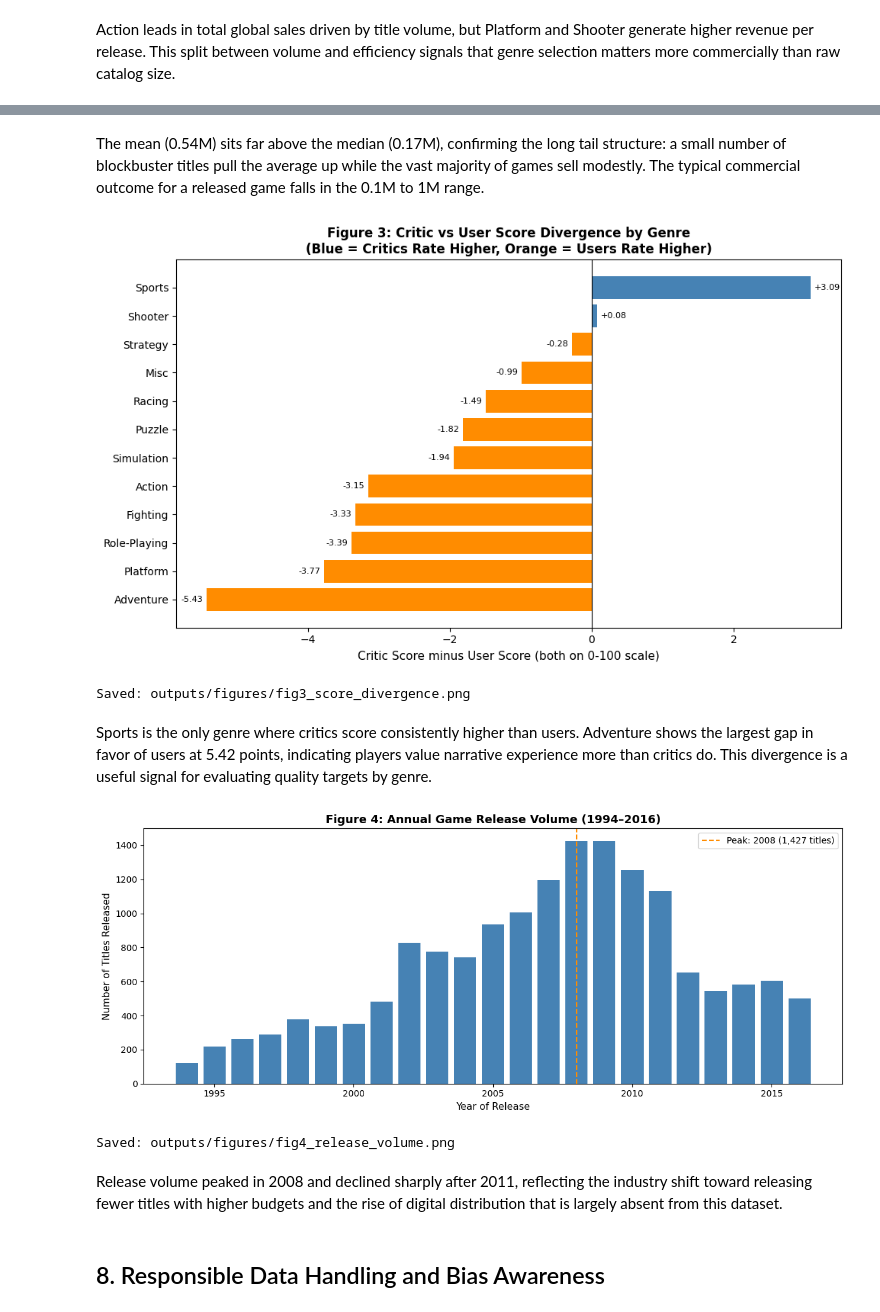
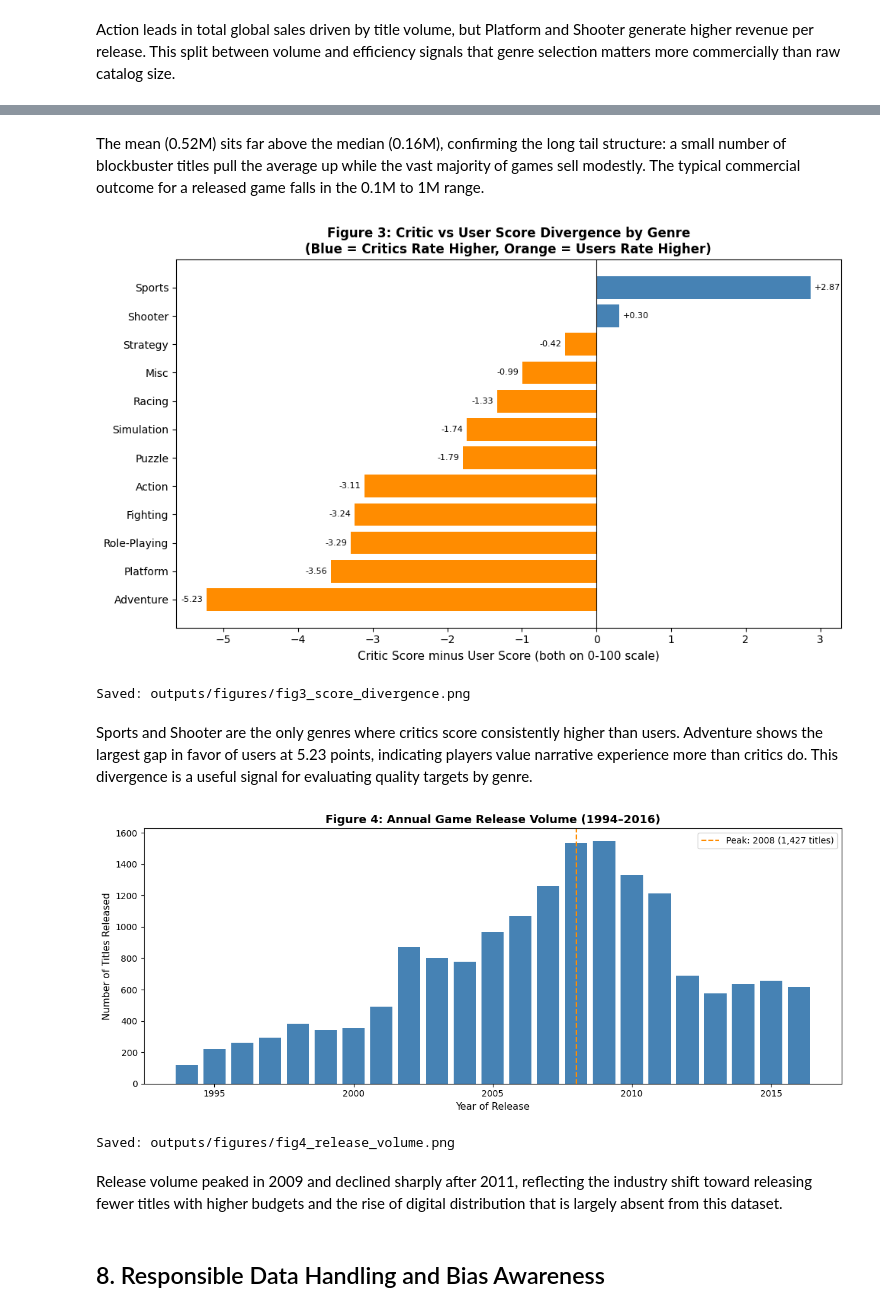
Before and after one commit to thebobmay/ai-programming-foundations-project, a Jupyter notebook: notebooks/data_workflow.ipynb, the cells around one changed output, grey strips where cells are left out. Drawn from its saved outputs; the diff is of its cells as text; code cells hidden in the pictures.

```diff
--- a/notebooks/data_workflow.ipynb
+++ b/notebooks/data_workflow.ipynb
@@ -37,10 +37,10 @@ The dataset is stored as a zip archive at `data/raw/video-game-sales-ratings-dat
 # %%
-ZIP_PATH = '../data/raw/video-game-sales-ratings-data.zip'
-CSV_NAME = 'Video_Games.csv'
+ZIP_PATH = '../data/raw/Video_Game_Sales_as_of_Jan_2017.csv.zip'
+CSV_NAME = 'Video_Game_Sales_as_of_Jan_2017.csv'
 
 with zipfile.ZipFile(ZIP_PATH, 'r') as z:
     with z.open(CSV_NAME) as f:
-        df = pd.read_csv(f, index_col=0)
+        df = pd.read_csv(f)
 
 df.head()
 # %% [output]
@@ -286,8 +277,8 @@ Three cleaning functions are defined in `src/cleaning.py` and applied in sequenc
 rows_before = len(df)
 
 df_clean = clean_column_names(df)
-df_clean = clean_score_columns(df_clean)
 df_clean = handle_missing_values(df_clean)
+df_clean = clean_column_types(df_clean)
 
 rows_after = len(df_clean)
 
@@ -296,6 +287,5 @@ print(f"Rows after cleaning:  {rows_after:,}")
 print(f"Rows removed:         {rows_before - rows_after:,}")
 print()
 print(f"Columns: {list(df_clean.columns)}")
-print(f"user_score dtype: {df_clean['user_score'].dtype}")
 print(f"year_of_release dtype: {df_clean['year_of_release'].dtype}")
 # %% [output]
@@ -857,6 +846,6 @@ print("Saved: outputs/figures/fig2_sales_distribution.png")
 Saved: outputs/figures/fig2_sales_distribution.png
 # %% [markdown]
-The mean (0.54M) sits far above the median (0.17M), confirming the long tail structure: a small number of blockbuster titles pull the average up while the vast majority of games sell modestly. The typical commercial outcome for a released game falls in the 0.1M to 1M range.
+The mean (0.52M) sits far above the median (0.16M), confirming the long tail structure: a small number of blockbuster titles pull the average up while the vast majority of games sell modestly. The typical commercial outcome for a released game falls in the 0.1M to 1M range.
 # %%
 reviewed_fig = df_clean.dropna(subset=['critic_score', 'user_score']).copy()
 reviewed_fig['user_score_scaled'] = reviewed_fig['user_score'] * 10
@@ -886,32 +875,36 @@ plt.savefig('../outputs/figures/fig3_score_divergence.png', dpi=150, bbox_inches
 plt.show()
 print("Saved: outputs/figures/fig3_score_divergence.png")
 # %% [output]
-[figure, old version]
+[figure, new version]
 Saved: outputs/figures/fig3_score_divergence.png
 # %% [markdown]
-Sports is the only genre where critics score consistently higher than users. Adventure shows the largest gap in favor of users at 5.42 points, indicating players value narrative experience more than critics do. This divergence is a useful signal for evaluating quality targets by genre.
+Sports and Shooter are the only genres where critics score consistently higher than users. Adventure shows the largest gap in favor of users at 5.23 points, indicating players value narrative experience more than critics do. This divergence is a useful signal for evaluating quality targets by genre.
 # %%
 releases_fig = df_clean.groupby('year_of_release')['name'].count().reset_index()
 releases_fig.columns = ['year', 'count']
 releases_fig = releases_fig[(releases_fig['year'] >= 1994) & (releases_fig['year'] <= 2016)]
 
+peak_row = releases_fig.loc[releases_fig['count'].idxmax()]
+peak_year = int(peak_row['year'])
+peak_count = int(peak_row['count'])
+
 fig, ax = plt.subplots(figsize=(12, 5))
 ax.bar(releases_fig['year'], releases_fig['count'], color='steelblue', width=0.8)
 ax.set_xlabel('Year of Release', fontsize=11)
 ax.set_ylabel('Number of Titles Released', fontsize=11)
-ax.axvline(2008, color='darkorange', linestyle='--', linewidth=1.5,
-           label='Peak: 2008 (1,427 titles)')
+ax.axvline(peak_year, color='darkorange', linestyle='--', linewidth=1.5,
+           label=f'Peak: {peak_year} ({peak_count:,} titles)')
 ax.legend(fontsize=10)
 ax.set_title('Figure 4: Annual Game Release Volume (1994–2016)', fontsize=13, fontweight='bold')
 plt.tight_layout()
 plt.savefig('../outputs/figures/fig4_release_volume.png', dpi=150, bbox_inches='tight')
 plt.show()
 print("Saved: outputs/figures/fig4_release_volume.png")
 # %% [output]
-[figure, old version]
+[figure, new version]
 Saved: outputs/figures/fig4_release_volume.png
 # %% [markdown]
-Release volume peaked in 2008 and declined sharply after 2011, reflecting the industry shift toward releasing fewer titles with higher budgets and the rise of digital distribution that is largely absent from this dataset.
+Release volume peaked in 2009 and declined sharply after 2011, reflecting the industry shift toward releasing fewer titles with higher budgets and the rise of digital distribution that is largely absent from this dataset.
 # %% [markdown]
 ## 8. Responsible Data Handling and Bias Awareness
 # %% [markdown]
```
Also changed, not shown: parts of 47 cells of this notebook, 11 other files.
